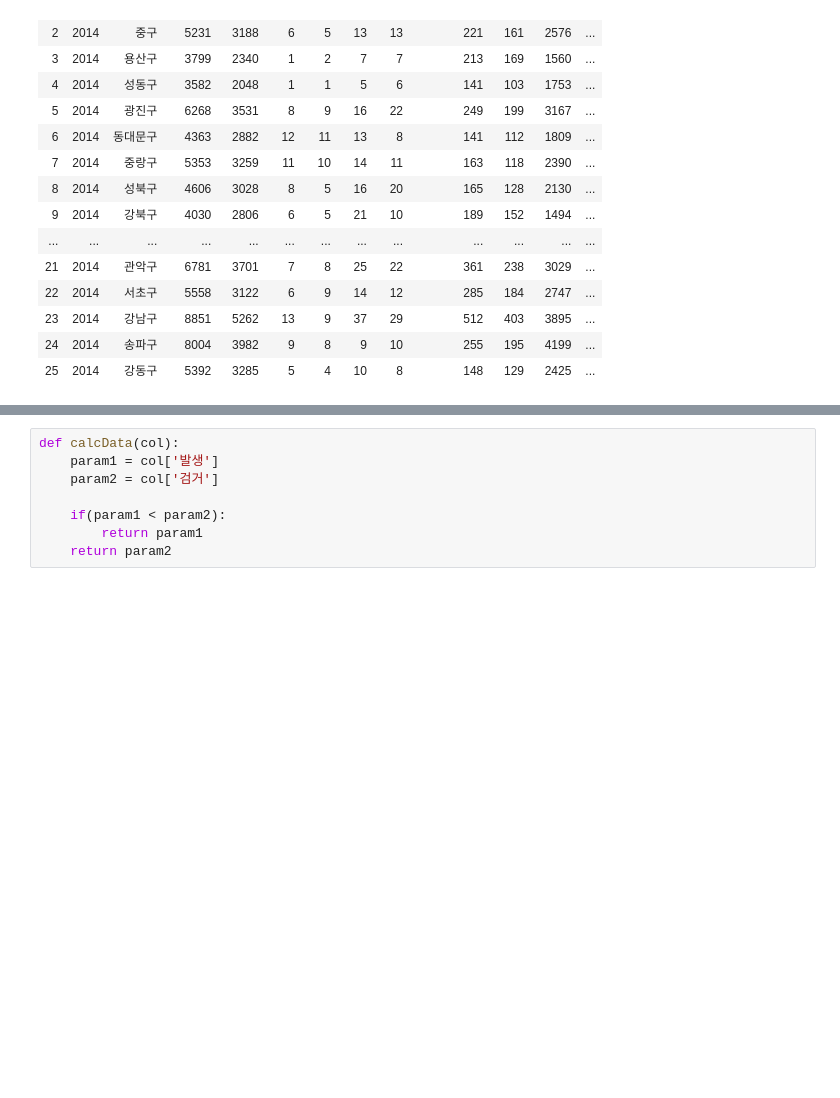
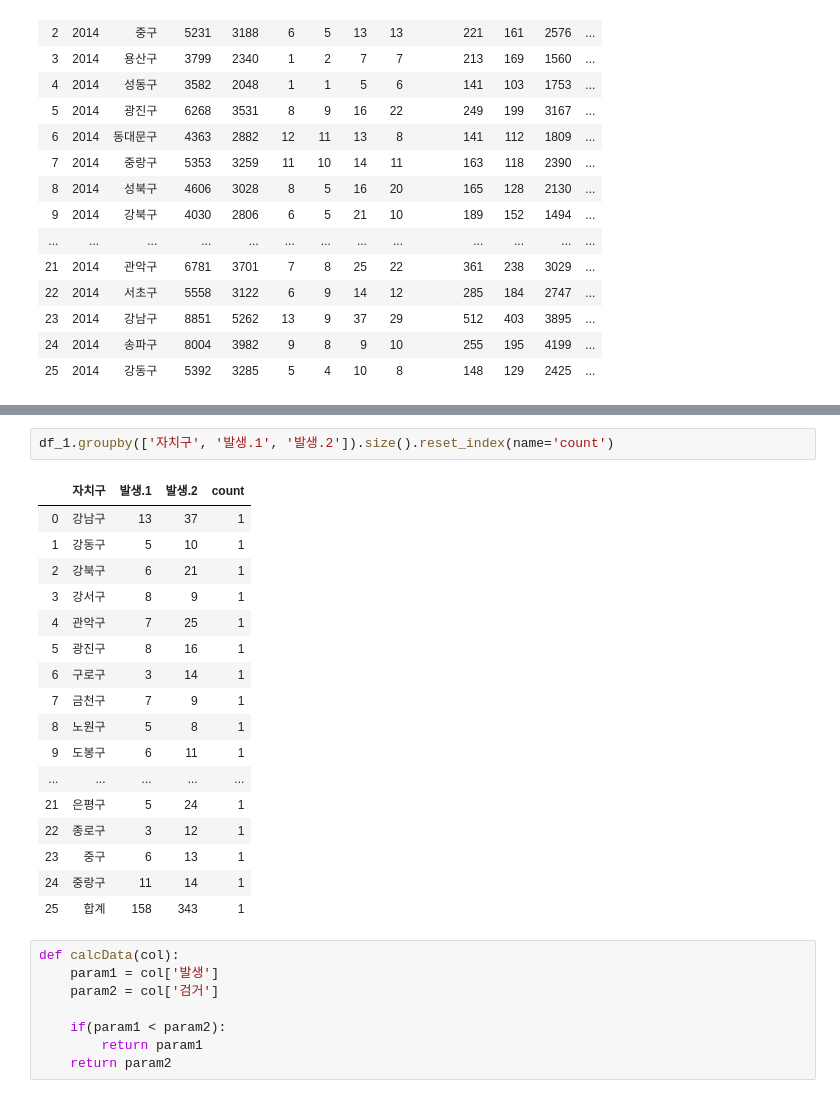
Before and after one commit to kangmj90/python, a Jupyter notebook: sample/안전 체감도.ipynb, the cells around one changed output, grey strips where cells are left out. Drawn from its saved outputs; the diff is of its cells as text; blank space fills up the shorter version.

```diff
--- a/sample/안전 체감도.ipynb
+++ b/sample/안전 체감도.ipynb
@@ -26,3 +216,23 @@ df
+# %%
+df_1.groupby(['자치구', '발생.1', '발생.2']).size().reset_index(name='count')
+# %% [output]
+|  | 자치구 | 발생.1 | 발생.2 | count |
+| 0 | 강남구 | 13 | 37 | 1 |
+| 1 | 강동구 | 5 | 10 | 1 |
+| 2 | 강북구 | 6 | 21 | 1 |
+| 3 | 강서구 | 8 | 9 | 1 |
+| 4 | 관악구 | 7 | 25 | 1 |
+| 5 | 광진구 | 8 | 16 | 1 |
+| 6 | 구로구 | 3 | 14 | 1 |
+| 7 | 금천구 | 7 | 9 | 1 |
+| 8 | 노원구 | 5 | 8 | 1 |
+| 9 | 도봉구 | 6 | 11 | 1 |
+| ... | ... | ... | ... | ... |
+| 21 | 은평구 | 5 | 24 | 1 |
+| 22 | 종로구 | 3 | 12 | 1 |
+| 23 | 중구 | 6 | 13 | 1 |
+| 24 | 중랑구 | 11 | 14 | 1 |
+| 25 | 합계 | 158 | 343 | 1 |
 # %%
 def calcData(col):
     param1 = col['발생']
```
Also changed, not shown: parts of 19 cells of this notebook, 6 other files.
